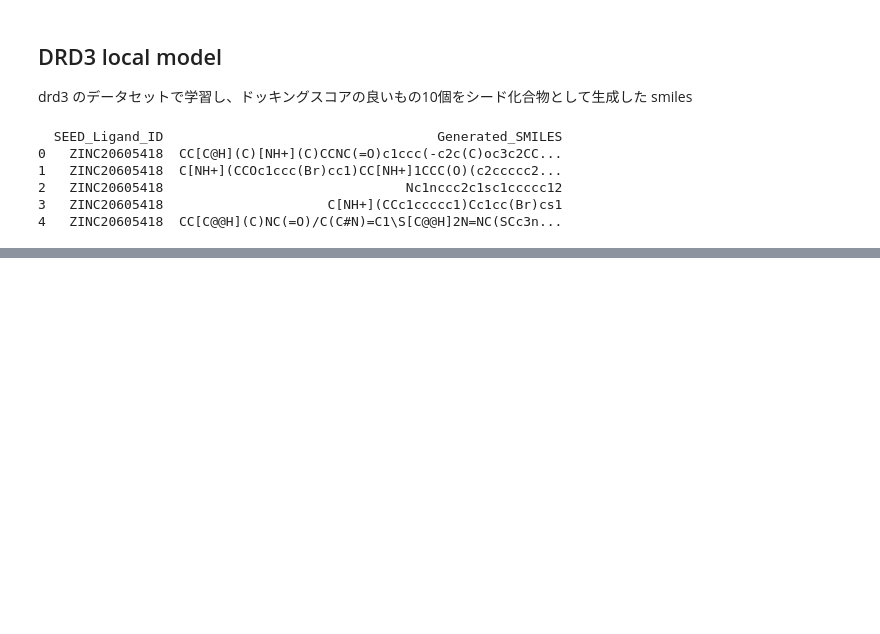
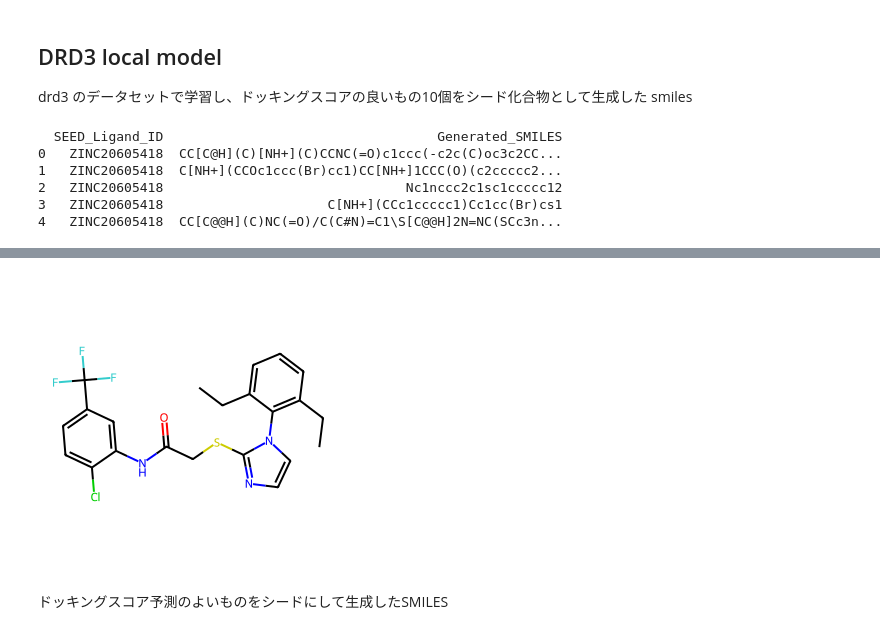
Before and after one commit to inu-wanwan/AttentionConditionedVAE, a Jupyter notebook: notebook/analyze_generated_smiles.ipynb, the cells around one changed output, grey strips where cells are left out. Cells and saved outputs as stored; diff of their text form; code cells hidden in the pictures; blank space fills up the shorter version.

```diff
--- a/notebook/analyze_generated_smiles.ipynb
+++ b/notebook/analyze_generated_smiles.ipynb
@@ -95,0 +183,11 @@ Number of valid SMILES: 863
+# %%
+from rdkit import Chem
+from rdkit.Chem import Draw
+
+smiles = "CCc1cccc(CC)c1-n1ccnc1SCC(=O)Nc1cc(C(F)(F)F)ccc1Cl"
+molecule = Chem.MolFromSmiles(smiles)
+Draw.MolToImage(molecule)
+# %% [output]
+[figure, added]
+# %% [markdown]
+ドッキングスコア予測のよいものをシードにして生成したSMILES
```
Also changed, not shown: parts of 6 cells of this notebook, 4 other files.
